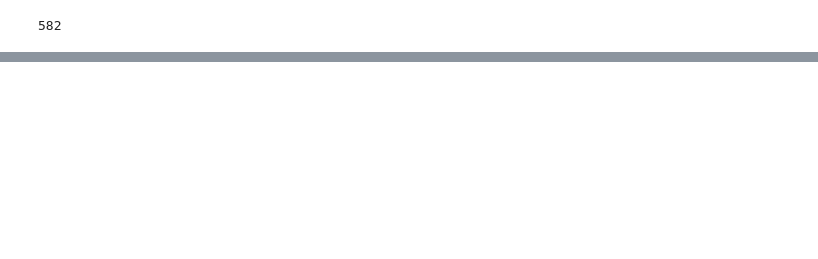
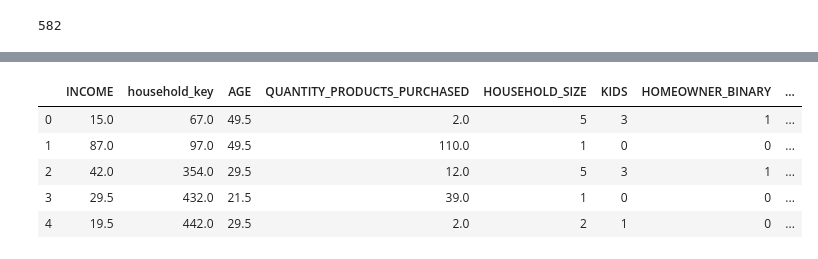
Before and after one commit to rstankovic/Retail-Data-Analytics, a Jupyter notebook: Repeat Purchase/Repeat Purchase.ipynb, the cells around one changed output, grey strips where cells are left out. Cells and saved outputs as stored; diff of their text form; code cells hidden in the pictures; blank space fills up the shorter version.

```diff
--- a/Repeat Purchase/Repeat Purchase.ipynb
+++ b/Repeat Purchase/Repeat Purchase.ipynb
@@ -422,0 +389,39 @@ See the caveats in the documentation: http://pandas.pydata.org/pandas-docs/stabl
+# %%
+#same idea as with age, we can copy and paste the get_age function and adjust it for the income
+def get_income(ID, stores_dict):
+    income_df = stores_dict[ID][['INCOME_DESC','household_key']]
+    income_replace_dict = {}
+    for income_range in stores_dict[ID]['INCOME_DESC'].unique():
+        if income_range == 'Under 15K':
+            avg = 15 #doesn't matter what the age is
+            income_replace_dict[income_range] = avg
+            continue #i think this continue statement can replace an else statement
+        elif income_range == '250K+':
+            avg = 250
+            income_replace_dict[income_range] = avg
+            continue
+        avg_list = income_range.split('-')
+        avg_list[0] = int(avg_list[0]) #the first element doesn't have 'k' attached
+        avg_list[1] = int(avg_list[1].split('K')[0])
+        avg = np.average(avg_list)
+        income_replace_dict[income_range] = avg
+
+    income_df.replace(to_replace = income_replace_dict, inplace = True)
+    income_df.rename(columns = {'INCOME_DESC':'INCOME'}, inplace = True)
+    return income_df
+# %%
+#this cell will be for extracting the age
+for store in stores_dict:
+    income_df = get_income(store, stores_dict)
+    stores_dict[store] = pd.merge(income_df, stores_dict[store], on = 'household_key', how='right')
+    stores_dict[store].drop(columns = ['INCOME_DESC'], inplace = True)
+# %%
+#it seems here that we have succesfully extracted income
+stores_dict[364].head()
+# %% [output]
+|  | INCOME | household_key | AGE | QUANTITY_PRODUCTS_PURCHASED | HOUSEHOLD_SIZE | KIDS | HOMEOWNER_BINARY | ... |
+| 0 | 15.0 | 67.0 | 49.5 | 2.0 | 5 | 3 | 1 | ... |
+| 1 | 87.0 | 97.0 | 49.5 | 110.0 | 1 | 0 | 0 | ... |
+| 2 | 42.0 | 354.0 | 29.5 | 12.0 | 5 | 3 | 1 | ... |
+| 3 | 29.5 | 432.0 | 21.5 | 39.0 | 1 | 0 | 0 | ... |
+| 4 | 19.5 | 442.0 | 29.5 | 2.0 | 2 | 1 | 0 | ... |
```
Also changed, not shown: parts of 35 cells of this notebook.
